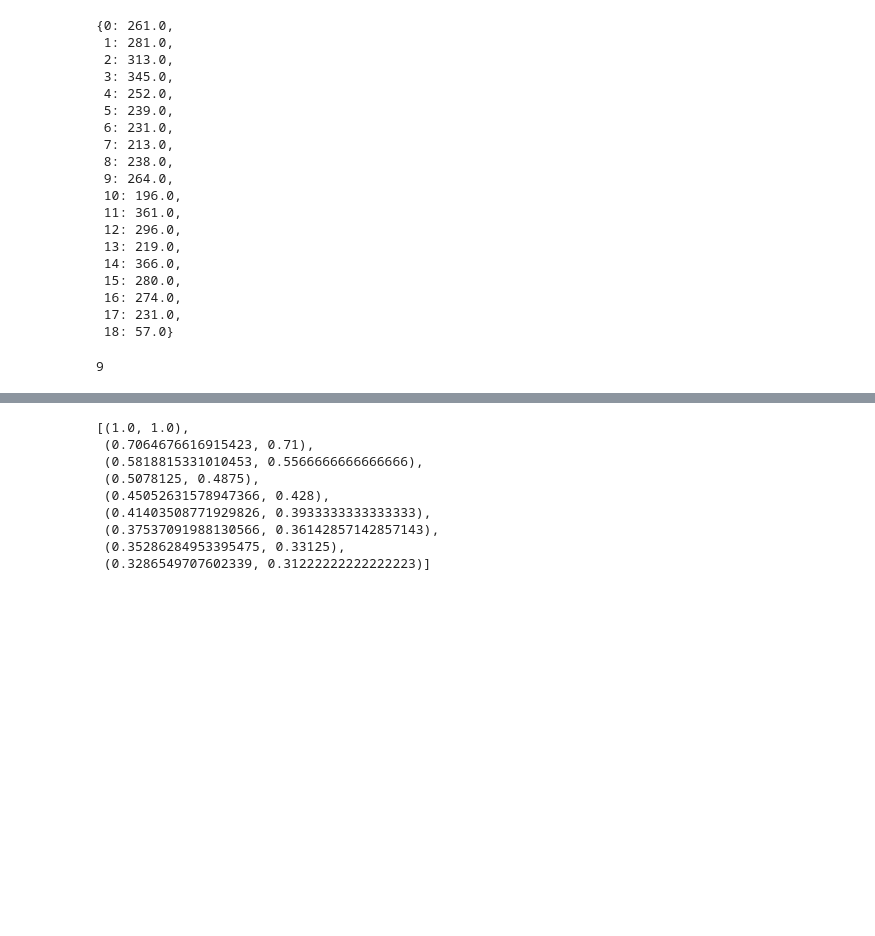
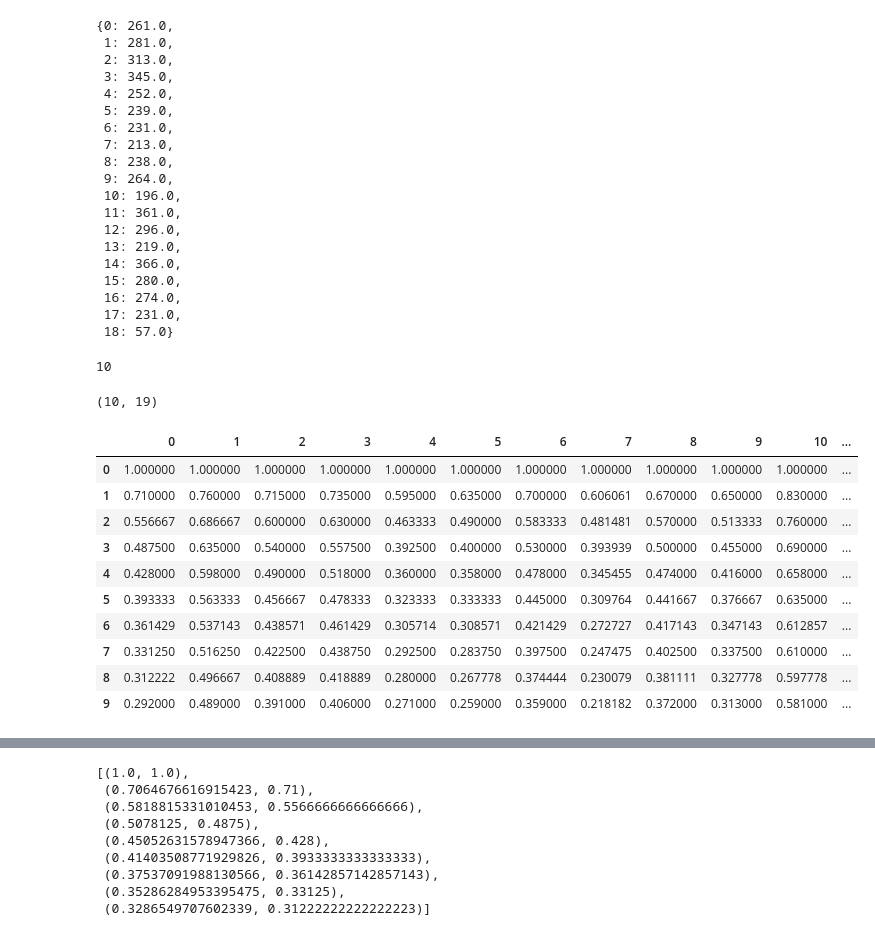
Before and after one commit to rohit-vijayakumar/Content-based-3D-shape-retrieval, a Jupyter notebook: Querying-Evaluation_knn.ipynb, the cells around one changed output, grey strips where cells are left out. Drawn from its saved outputs; the diff is of its cells as text; code cells hidden in the pictures; blank space fills up the shorter version.

```diff
--- a/Querying-Evaluation_knn.ipynb
+++ b/Querying-Evaluation_knn.ipynb
@@ -359,7 +359,7 @@ def evaluate(K):
 # %%
-pr_curve = []
-for k in range (1,10):
+acc_array = []
+for k in range (1,11):
     print(k, end='\r')
-    pr_curve.append(evaluate(k))
+    acc_array.append(evaluate(k))
 # %% [output]
-9
+10
@@ -365,0 +368,19 @@ for k in range (1,10):
+# %%
+acc_array.shape
+# %% [output]
+(10, 19)
+# %%
+df_acc = pd.DataFrame(acc_array, columns=clms)
+df_acc
+# %% [output]
+|  | 0 | 1 | 2 | 3 | 4 | 5 | 6 | 7 | 8 | 9 | 10 | ... |
+| 0 | 1.000000 | 1.000000 | 1.000000 | 1.000000 | 1.000000 | 1.000000 | 1.000000 | 1.000000 | 1.000000 | 1.000000 | 1.000000 | ... |
+| 1 | 0.710000 | 0.760000 | 0.715000 | 0.735000 | 0.595000 | 0.635000 | 0.700000 | 0.606061 | 0.670000 | 0.650000 | 0.830000 | ... |
+| 2 | 0.556667 | 0.686667 | 0.600000 | 0.630000 | 0.463333 | 0.490000 | 0.583333 | 0.481481 | 0.570000 | 0.513333 | 0.760000 | ... |
+| 3 | 0.487500 | 0.635000 | 0.540000 | 0.557500 | 0.392500 | 0.400000 | 0.530000 | 0.393939 | 0.500000 | 0.455000 | 0.690000 | ... |
+| 4 | 0.428000 | 0.598000 | 0.490000 | 0.518000 | 0.360000 | 0.358000 | 0.478000 | 0.345455 | 0.474000 | 0.416000 | 0.658000 | ... |
+| 5 | 0.393333 | 0.563333 | 0.456667 | 0.478333 | 0.323333 | 0.333333 | 0.445000 | 0.309764 | 0.441667 | 0.376667 | 0.635000 | ... |
+| 6 | 0.361429 | 0.537143 | 0.438571 | 0.461429 | 0.305714 | 0.308571 | 0.421429 | 0.272727 | 0.417143 | 0.347143 | 0.612857 | ... |
+| 7 | 0.331250 | 0.516250 | 0.422500 | 0.438750 | 0.292500 | 0.283750 | 0.397500 | 0.247475 | 0.402500 | 0.337500 | 0.610000 | ... |
+| 8 | 0.312222 | 0.496667 | 0.408889 | 0.418889 | 0.280000 | 0.267778 | 0.374444 | 0.230079 | 0.381111 | 0.327778 | 0.597778 | ... |
+| 9 | 0.292000 | 0.489000 | 0.391000 | 0.406000 | 0.271000 | 0.259000 | 0.359000 | 0.218182 | 0.372000 | 0.313000 | 0.581000 | ... |
```
Also changed, not shown: parts of 3 cells of this notebook.
